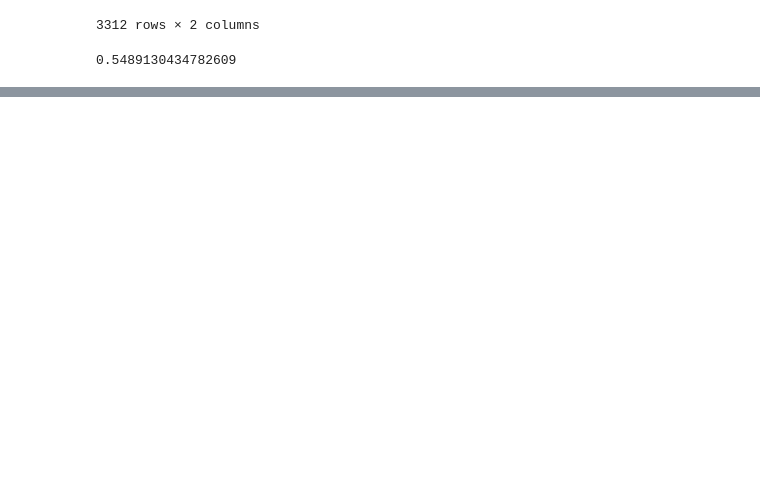
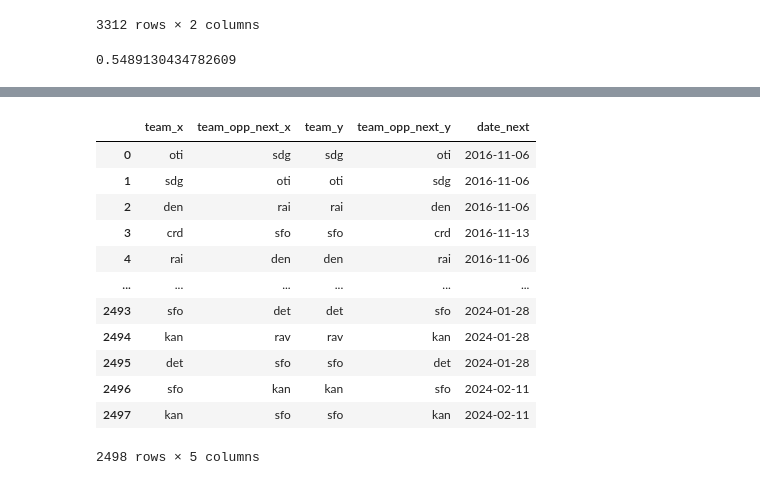
Before and after one commit to brandonahart/nfl-predict, a Jupyter notebook: predict.ipynb, the cells around one changed output, grey strips where cells are left out. Saved outputs shown, nothing was run; the diff lists cells and outputs as text; code cells hidden in the pictures; blank space fills up the shorter version.

```diff
--- a/predict.ipynb
+++ b/predict.ipynb
@@ -162,0 +245,19 @@ df.groupby("home").appply(lambda x: x[x["won"] == 1].shape[0] / x.shape[0])
+# %%
+full = df.merge(df[rolling_cols + ["team_opp_next", "date_next", "team"]],
+                left_on=["team", "date_next"], right_on=["team_opp_next", "date_next"])
+# %%
+full[["team_x", "team_opp_next_x", "team_y", "team_opp_next_y", "date_next"]]
+# %% [output]
+|  | team_x | team_opp_next_x | team_y | team_opp_next_y | date_next |
+| 0 | oti | sdg | sdg | oti | 2016-11-06 |
+| 1 | sdg | oti | oti | sdg | 2016-11-06 |
+| 2 | den | rai | rai | den | 2016-11-06 |
+| 3 | crd | sfo | sfo | crd | 2016-11-13 |
+| 4 | rai | den | den | rai | 2016-11-06 |
+| ... | ... | ... | ... | ... | ... |
+| 2493 | sfo | det | det | sfo | 2024-01-28 |
+| 2494 | kan | rav | rav | kan | 2024-01-28 |
+| 2495 | det | sfo | sfo | det | 2024-01-28 |
+| 2496 | sfo | kan | kan | sfo | 2024-02-11 |
+| 2497 | kan | sfo | sfo | kan | 2024-02-11 |
+2498 rows × 5 columns
```
Also changed, not shown: parts of 18 cells of this notebook.
